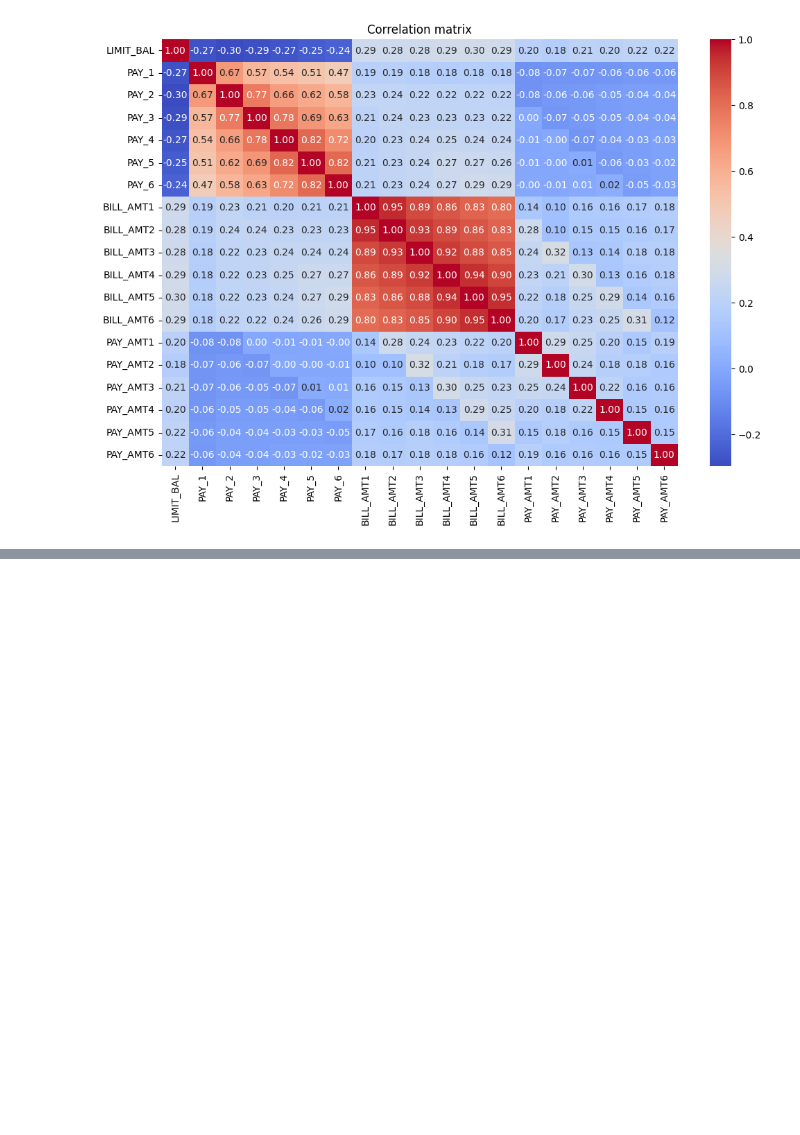
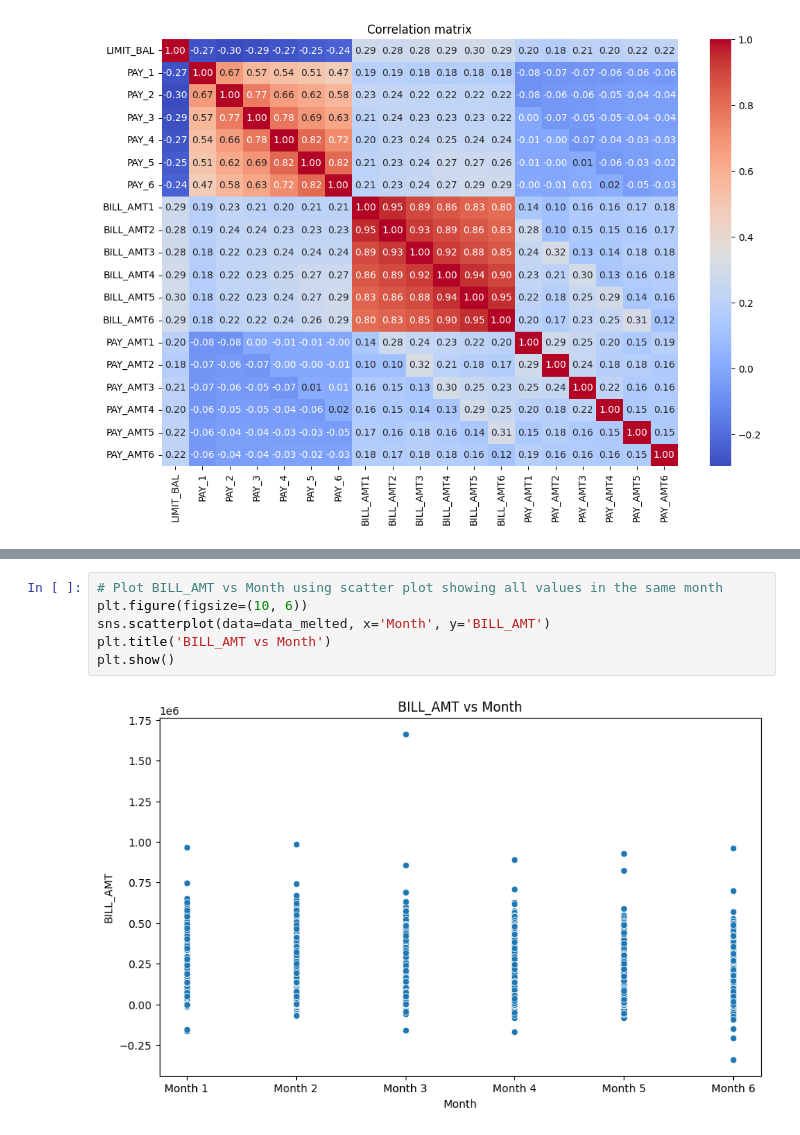
Before and after one commit to Generickle/credit-card-forecasting, a Jupyter notebook: CreditCardForecasting.ipynb, the cells around one changed output, grey strips where cells are left out. Drawn from its saved outputs; the diff is of its cells as text; blank space fills up the shorter version.

```diff
--- a/CreditCardForecasting.ipynb
+++ b/CreditCardForecasting.ipynb
@@ -427,0 +199,8 @@ plt.show()
+# %%
+# Plot BILL_AMT vs Month using scatter plot showing all values in the same month
+plt.figure(figsize=(10, 6))
+sns.scatterplot(data=data_melted, x='Month', y='BILL_AMT')
+plt.title('BILL_AMT vs Month')
+plt.show()
+# %% [output]
+[figure, added]
```
Also changed, not shown: parts of 57 cells of this notebook.
